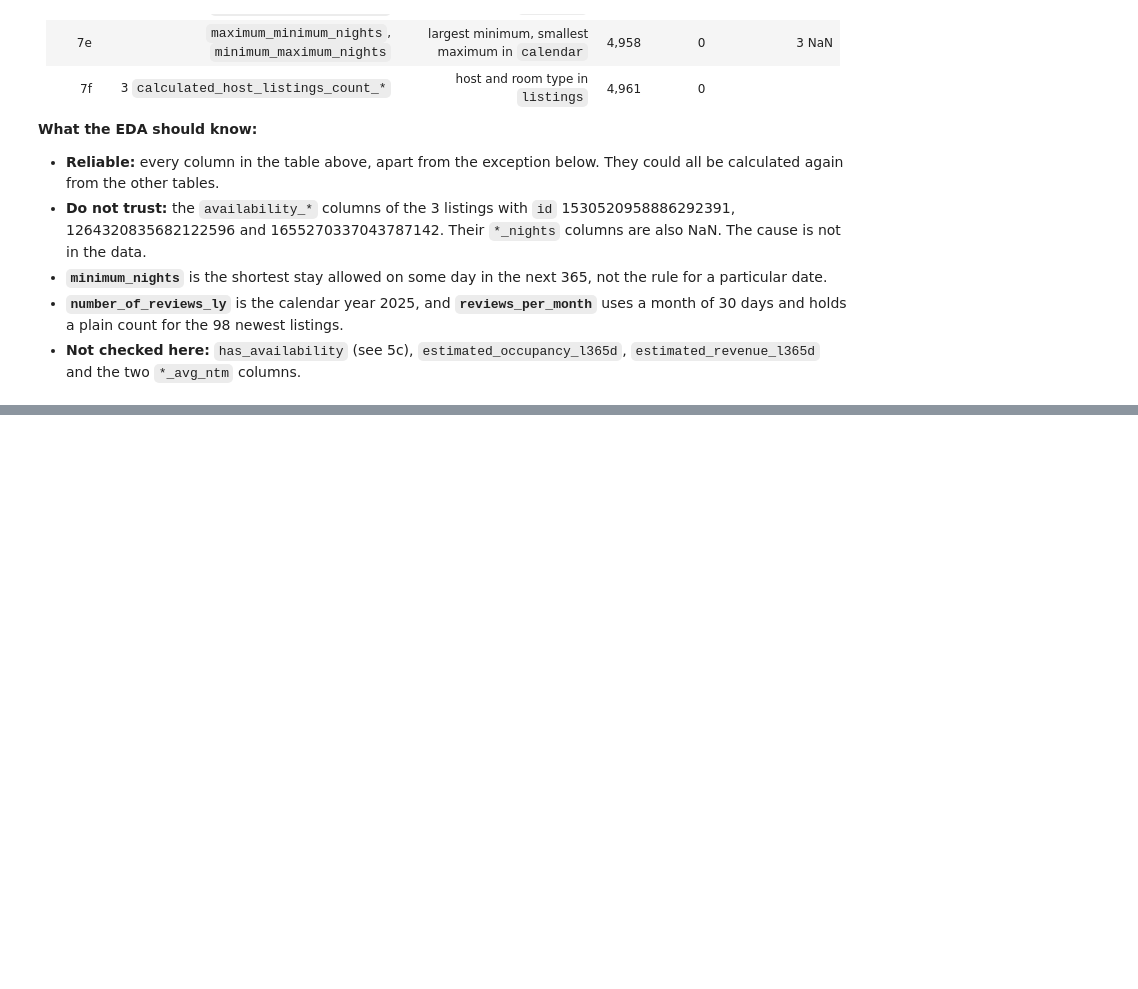
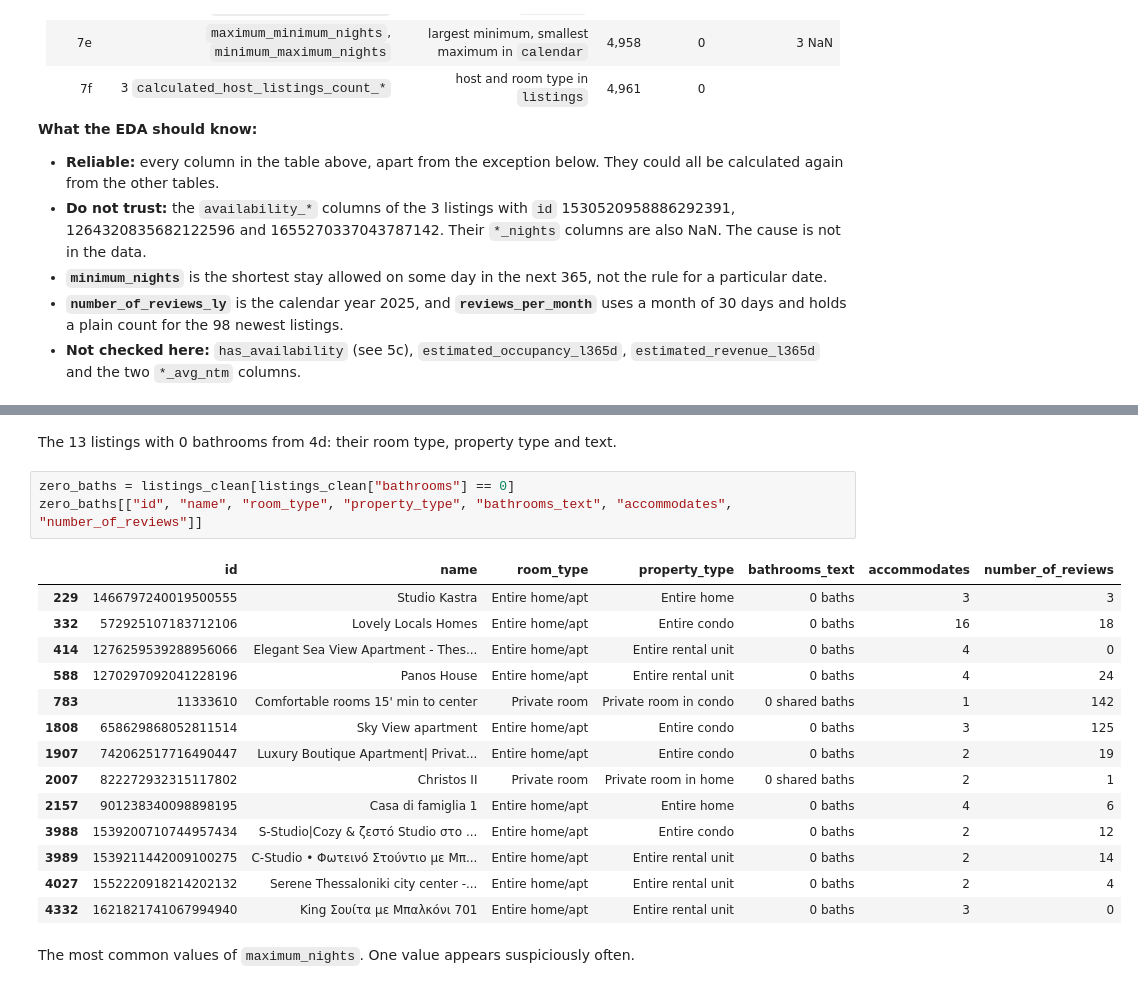
Before and after one commit to kallistratis/thessaloniki-airbnb-analysis, a Jupyter notebook: 01_data_cleaning.ipynb, the cells around one changed output, grey strips where cells are left out. Drawn from its saved outputs; the diff is of its cells as text; blank space fills up the shorter version.

```diff
--- a/01_data_cleaning.ipynb
+++ b/01_data_cleaning.ipynb
@@ -2492,0 +2652,22 @@ True True True
+# %% [markdown]
+The 13 listings with 0 bathrooms from 4d: their room type, property type and text.
+# %%
+zero_baths = listings_clean[listings_clean["bathrooms"] == 0]
+zero_baths[["id", "name", "room_type", "property_type", "bathrooms_text", "accommodates", "number_of_reviews"]]
+# %% [output]
+|  | id | name | room_type | property_type | bathrooms_text | accommodates | number_of_reviews |
+| 229 | 1466797240019500555 | Studio Kastra | Entire home/apt | Entire home | 0 baths | 3 | 3 |
+| 332 | 572925107183712106 | Lovely Locals Homes | Entire home/apt | Entire condo | 0 baths | 16 | 18 |
+| 414 | 1276259539288956066 | Elegant Sea View Apartment - Thes... | Entire home/apt | Entire rental unit | 0 baths | 4 | 0 |
+| 588 | 1270297092041228196 | Panos House | Entire home/apt | Entire rental unit | 0 baths | 4 | 24 |
+| 783 | 11333610 | Comfortable rooms 15' min to center | Private room | Private room in condo | 0 shared baths | 1 | 142 |
+| 1808 | 658629868052811514 | Sky View apartment | Entire home/apt | Entire condo | 0 baths | 3 | 125 |
+| 1907 | 742062517716490447 | Luxury Boutique Apartment| Privat... | Entire home/apt | Entire condo | 0 baths | 2 | 19 |
+| 2007 | 822272932315117802 | Christos II | Private room | Private room in home | 0 shared baths | 2 | 1 |
+| 2157 | 901238340098898195 | Casa di famiglia 1 | Entire home/apt | Entire home | 0 baths | 4 | 6 |
+| 3988 | 1539200710744957434 | S-Studio|Cozy & ζεστό Studio στο ... | Entire home/apt | Entire condo | 0 baths | 2 | 12 |
+| 3989 | 1539211442009100275 | C‑Studio • Φωτεινό Στούντιο με Μπ... | Entire home/apt | Entire rental unit | 0 baths | 2 | 14 |
+| 4027 | 1552220918214202132 | Serene Thessaloniki city center -... | Entire home/apt | Entire rental unit | 0 baths | 2 | 4 |
+| 4332 | 1621821741067994940 | King Σουίτα με Μπαλκόνι 701 | Entire home/apt | Entire rental unit | 0 baths | 3 | 0 |
+# %% [markdown]
+The most common values of `maximum_nights`. One value appears suspiciously often.
```
Also changed, not shown: parts of 77 cells of this notebook, 1 other file.
